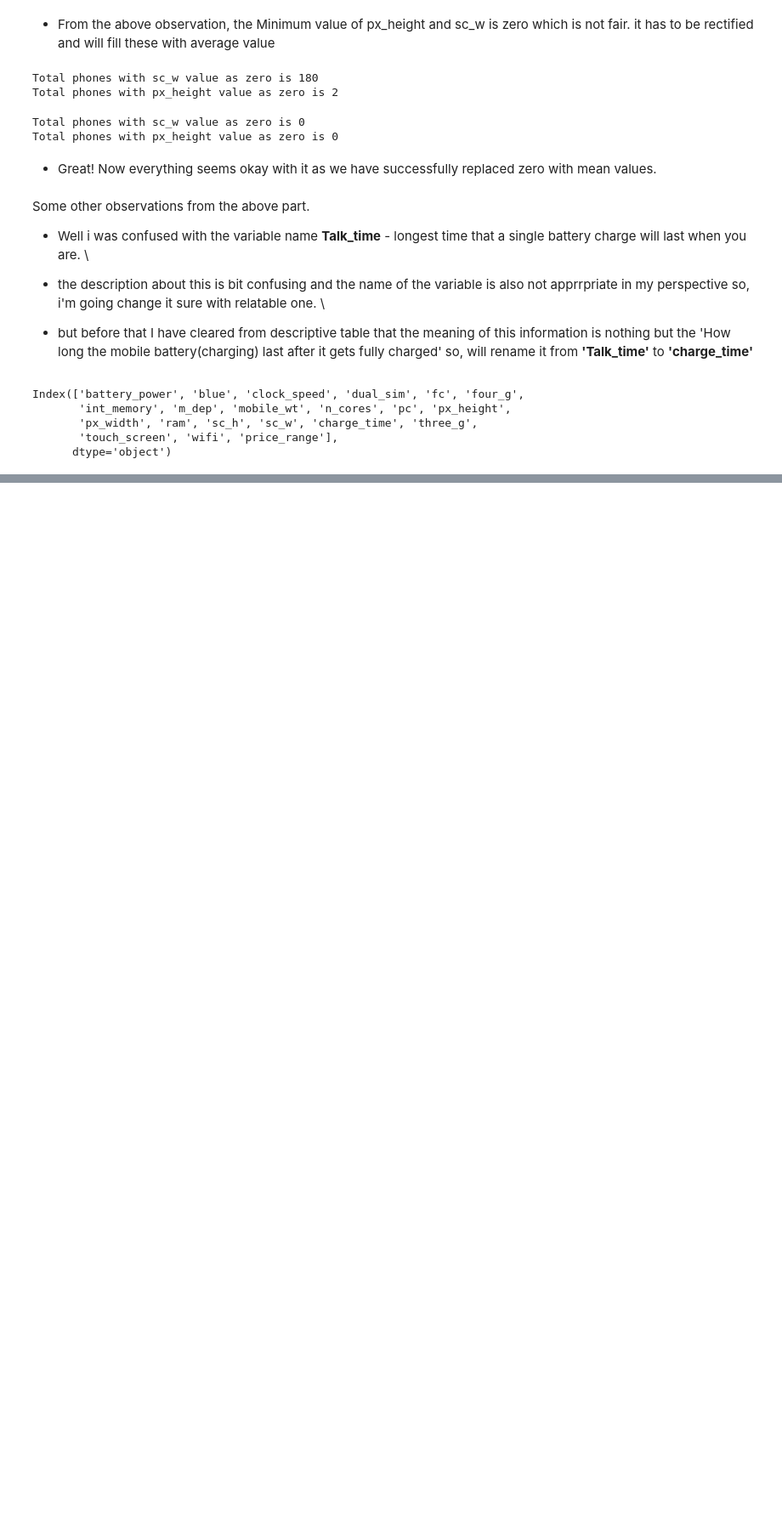
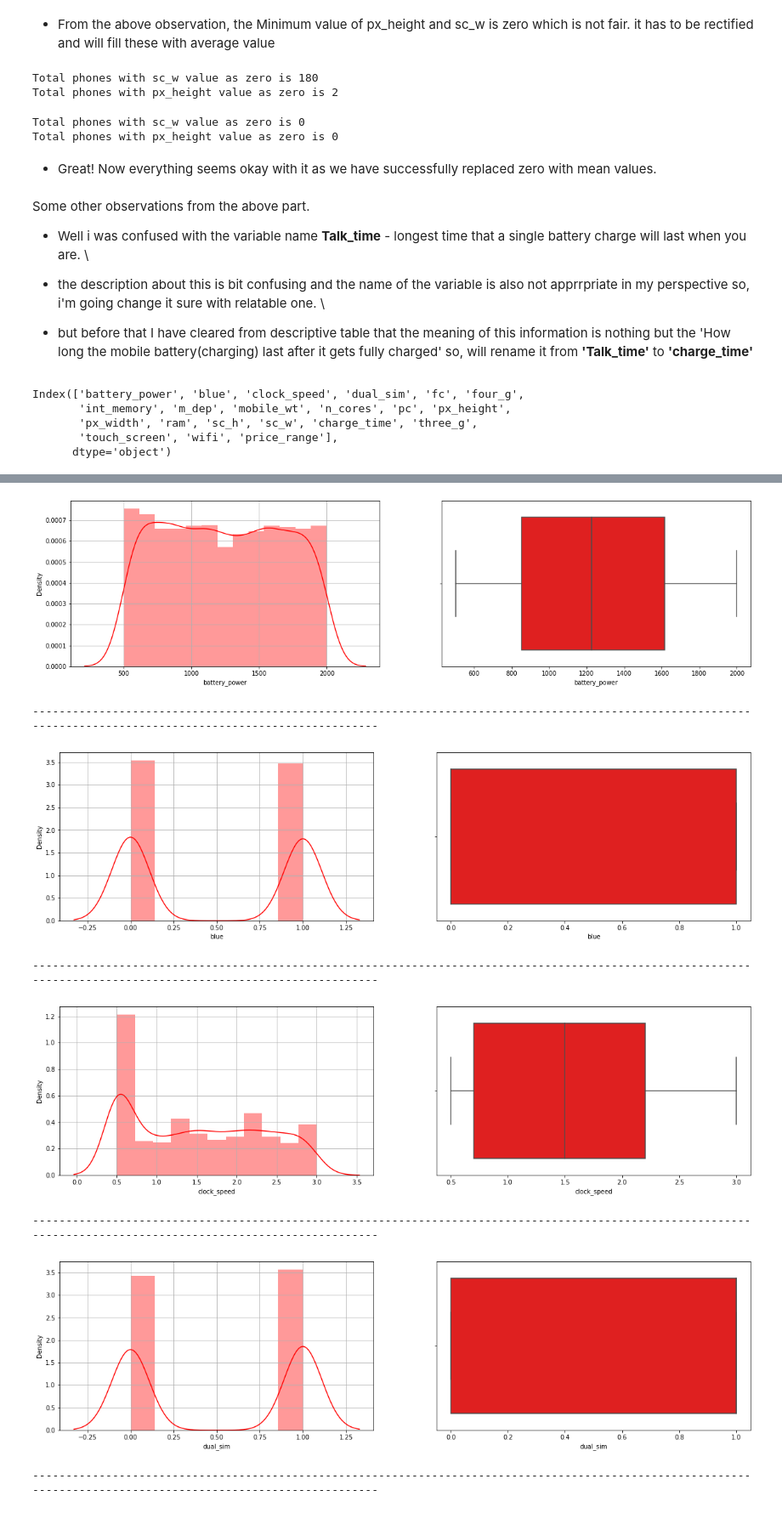
Before and after one commit to Akshay069/Mobile-Price-Range-Prediction, a Jupyter notebook: Mobile_Price_Prediction.ipynb, the cells around one changed output, grey strips where cells are left out. Shown at 85% size. Saved outputs shown, nothing was run; the diff lists cells and outputs as text; code cells hidden in the pictures; blank space fills up the shorter version.

Commit message:
Did Exploratory Data Analysis and analyze data using Univariate and Bivariate analysis and came up with some meaningful insights which will be useful further in this project.

```diff
--- a/Mobile_Price_Prediction.ipynb
+++ b/Mobile_Price_Prediction.ipynb
@@ -182,0 +193,4 @@ Index(['battery_power', 'blue', 'clock_speed', 'dual_sim', 'fc', 'four_g',
+# %%
+# Lets seperate dependent and independent variables
+X = df_copy.drop(['price_range'], axis=1)
+Y = df_copy['price_range']
@@ -182,0 +199,22 @@ Index(['battery_power', 'blue', 'clock_speed', 'dual_sim', 'fc', 'four_g',
+# %%
+# Lets see the distribution of the data across all the features.
+for feature in X:
+  plt.figure(figsize=(20,5))
+  plt.subplot(121)
+  sns.distplot(df_copy[feature], color='red')
+  plt.ylabel('Density')
+  plt.grid()
+  plt.subplot(122)
+  sns.boxplot(df_copy[feature], color='red')
+  plt.xlabel(feature)
+  plt.show()
+  print('-----'*32)
+# %% [output]
+[figure, added]
+----------------------------------------------------------------------------------------------------------------------------------------------------------------
+[figure, added]
+----------------------------------------------------------------------------------------------------------------------------------------------------------------
+[figure, added]
+----------------------------------------------------------------------------------------------------------------------------------------------------------------
+[figure, added]
+----------------------------------------------------------------------------------------------------------------------------------------------------------------
```
Also changed, not shown: parts of 34 cells of this notebook.
